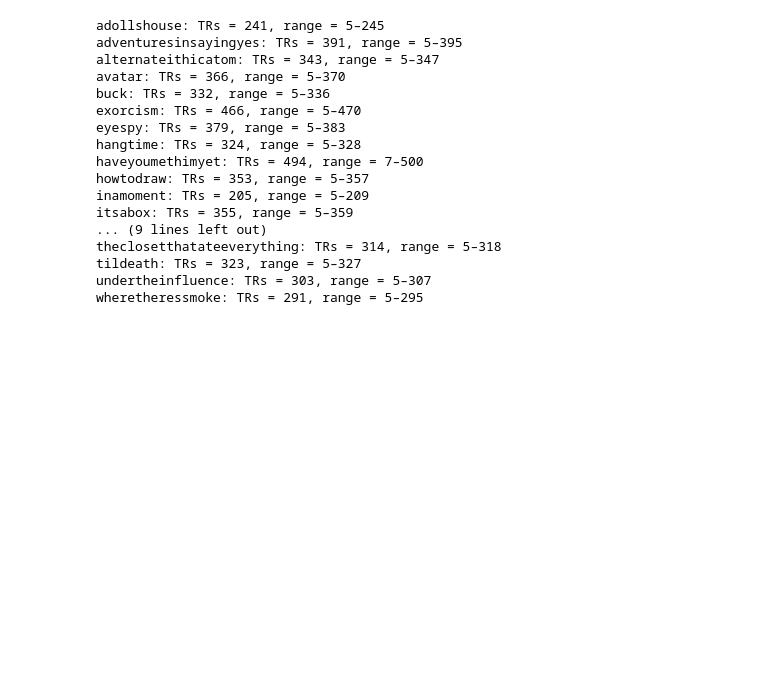
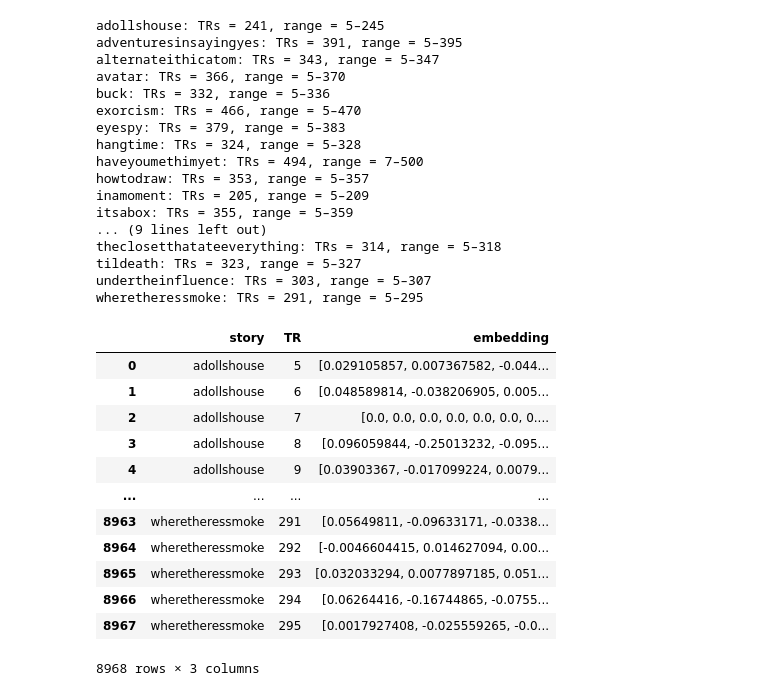
Before and after one commit to Initiated0/GAT_fMRI_Brain_decoding, a Jupyter notebook: 1_wordDF_to_embeddings.ipynb, the cells around one changed output. Cells and saved outputs as stored; diff of their text form; code cells hidden in the pictures; blank space fills up the shorter version.

```diff
--- a/1_wordDF_to_embeddings.ipynb
+++ b/1_wordDF_to_embeddings.ipynb
@@ -239,3 +239,39 @@ theclosetthatateeverything: TRs = 314, range = 5–318
 tildeath: TRs = 323, range = 5–327
 undertheinfluence: TRs = 303, range = 5–307
 wheretheressmoke: TRs = 291, range = 5–295
+# %%
+# 1. Create a list to hold the processed dataframes
+list_of_dfs = []
+
+# 2. Iterate through your dictionary
+for story_name, df_story in story_to_TR_embeddings.items():
+    # Make a copy to avoid SettingWithCopy warnings on the original
+    temp_df = df_story.copy()
+
+    # Add the story name as a column so you can distinguish rows later
+    temp_df["story"] = story_name
+
+    # Append to list
+    list_of_dfs.append(temp_df)
+
+# 3. Concatenate all stories into one big DataFrame
+dataframe_mod = pd.concat(list_of_dfs, ignore_index=True)
+
+# Reorder columns for readability (optional)
+dataframe_mod = dataframe_mod[["story", "TR", "embedding"]]
+
+display(dataframe_mod)
+# %% [output]
+|  | story | TR | embedding |
+| 0 | adollshouse | 5 | [0.029105857, 0.007367582, -0.044... |
+| 1 | adollshouse | 6 | [0.048589814, -0.038206905, 0.005... |
+| 2 | adollshouse | 7 | [0.0, 0.0, 0.0, 0.0, 0.0, 0.0, 0.... |
+| 3 | adollshouse | 8 | [0.096059844, -0.25013232, -0.095... |
+| 4 | adollshouse | 9 | [0.03903367, -0.017099224, 0.0079... |
+| ... | ... | ... | ... |
+| 8963 | wheretheressmoke | 291 | [0.05649811, -0.09633171, -0.0338... |
+| 8964 | wheretheressmoke | 292 | [-0.0046604415, 0.014627094, 0.00... |
+| 8965 | wheretheressmoke | 293 | [0.032033294, 0.0077897185, 0.051... |
+| 8966 | wheretheressmoke | 294 | [0.06264416, -0.16744865, -0.0755... |
+| 8967 | wheretheressmoke | 295 | [0.0017927408, -0.025559265, -0.0... |
+8968 rows × 3 columns
```
Also changed, not shown: parts of 2 cells of this notebook, 1 other file.
